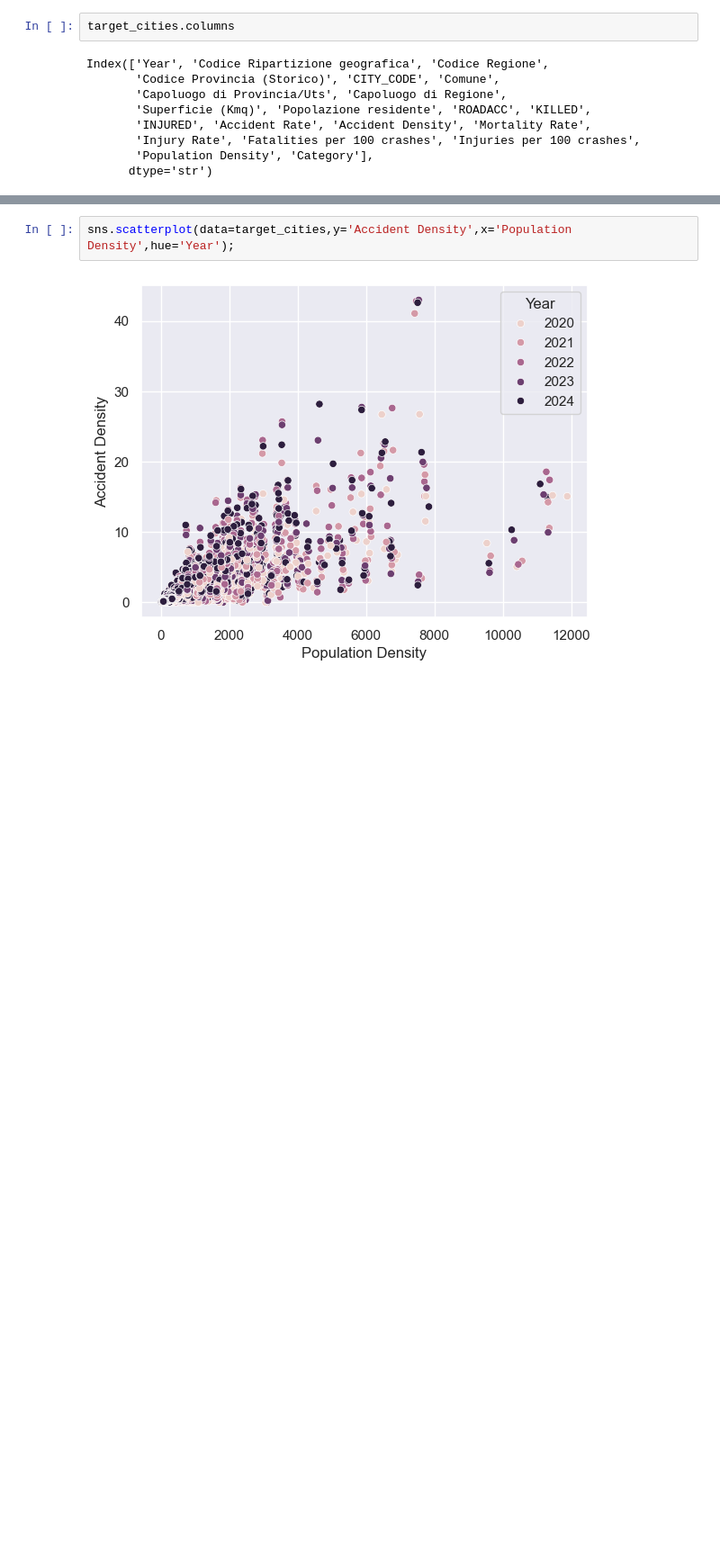
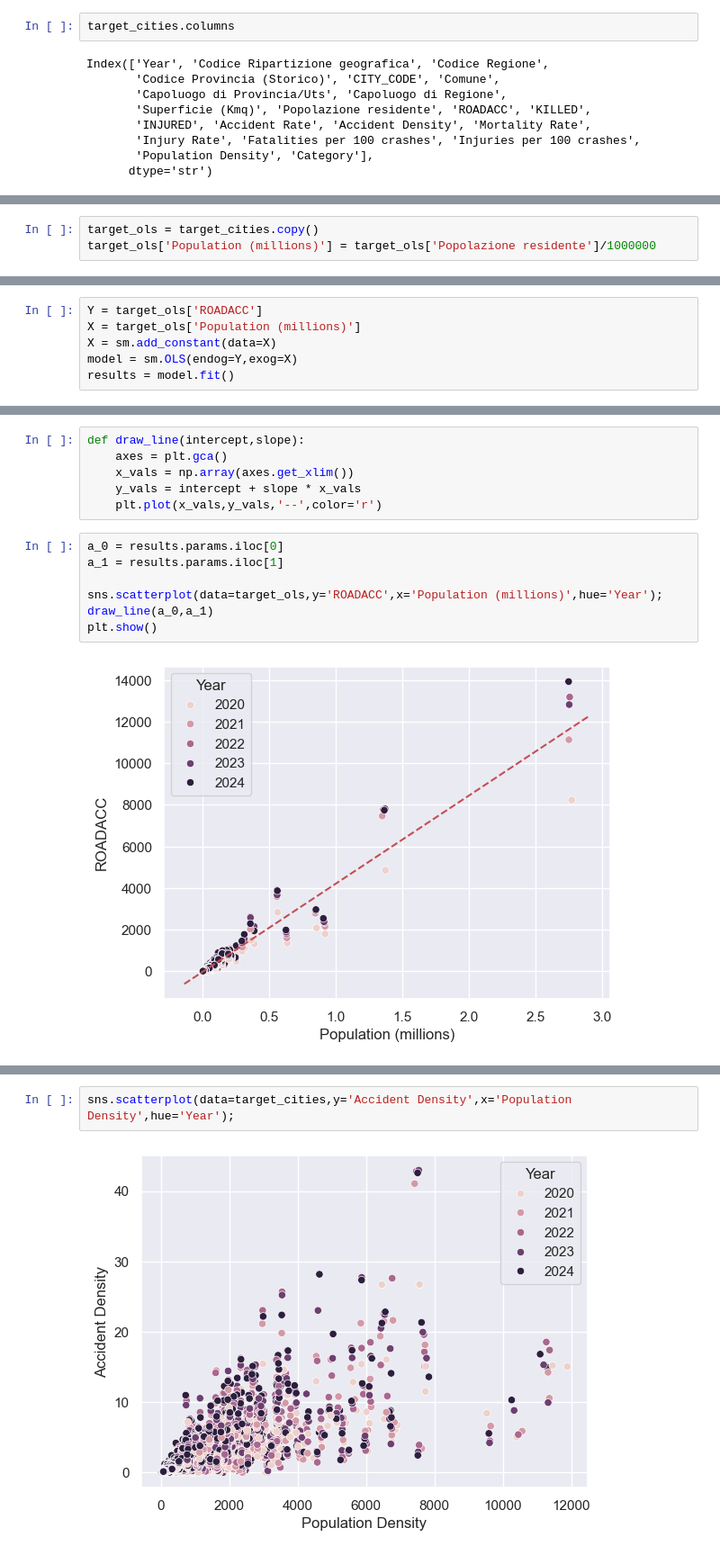
Before and after one commit to MarcoTosoni/boolean_project, a Jupyter notebook: data_analysis.ipynb, the cells around one changed output, grey strips where cells are left out. Shown at 90% size. Saved outputs shown, nothing was run; the diff lists cells and outputs as text; blank space fills up the shorter version.

```diff
--- a/data_analysis.ipynb
+++ b/data_analysis.ipynb
@@ -718,0 +726,3 @@ sns.scatterplot(data=target_cities,y='Accident Rate',x='Population Density',hue=
+# %%
+target_ols = target_cities.copy()
+target_ols['Population (millions)'] = target_ols['Popolazione residente']/1000000
@@ -718,0 +733,6 @@ sns.scatterplot(data=target_cities,y='Accident Rate',x='Population Density',hue=
+# %%
+Y = target_ols['ROADACC']
+X = target_ols['Population (millions)']
+X = sm.add_constant(data=X)
+model = sm.OLS(endog=Y,exog=X)
+results = model.fit()
@@ -718,0 +761,15 @@ sns.scatterplot(data=target_cities,y='Accident Rate',x='Population Density',hue=
+# %%
+def draw_line(intercept,slope):
+    axes = plt.gca()
+    x_vals = np.array(axes.get_xlim())
+    y_vals = intercept + slope * x_vals
+    plt.plot(x_vals,y_vals,'--',color='r')
+# %%
+a_0 = results.params.iloc[0]
+a_1 = results.params.iloc[1]
+
+sns.scatterplot(data=target_ols,y='ROADACC',x='Population (millions)',hue='Year');
+draw_line(a_0,a_1)
+plt.show()
+# %% [output]
+[figure, added]
```
Also changed, not shown: parts of 14 cells of this notebook.
